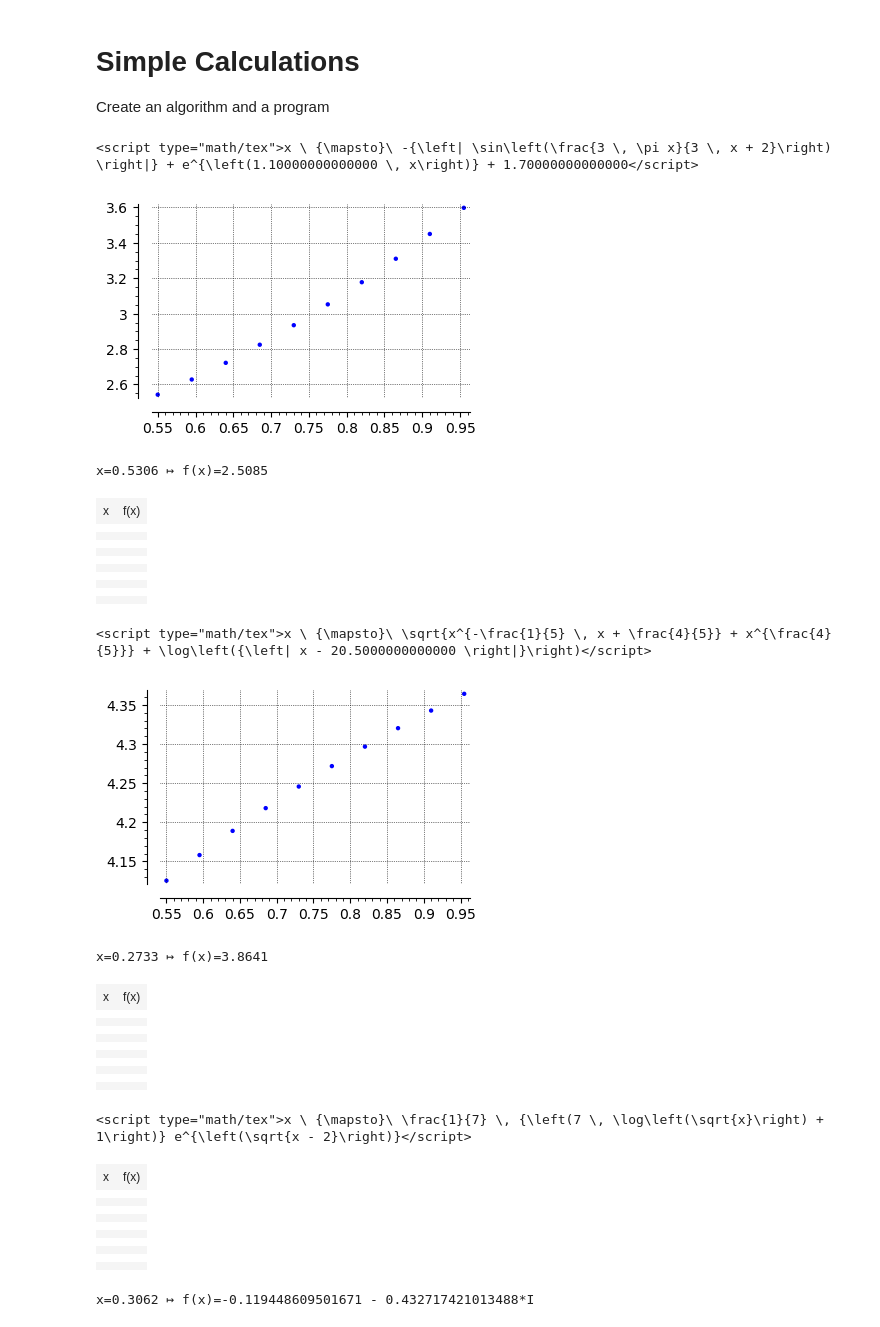
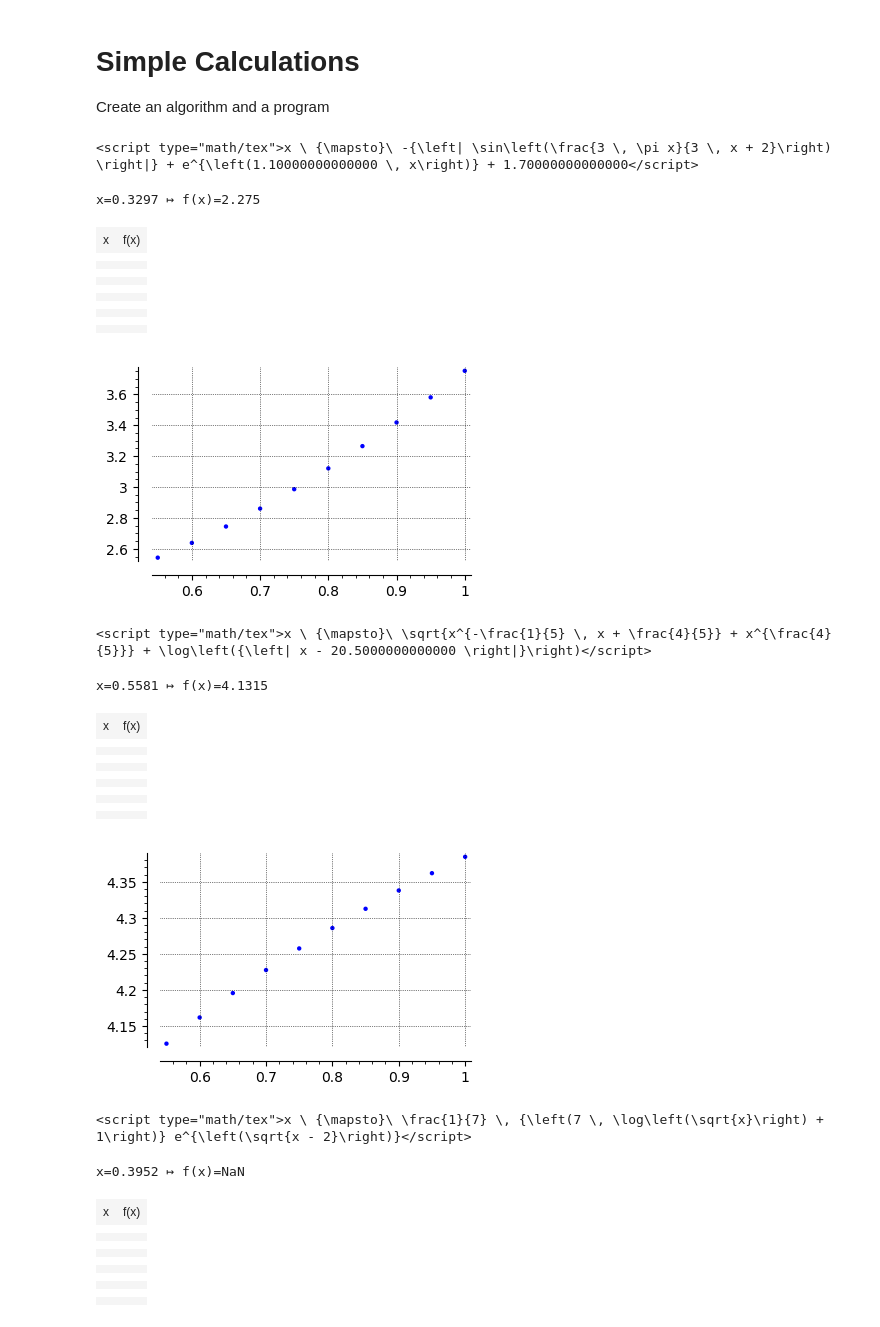
Before and after one commit to OlgaBelitskaya/it_mini_campus, a Jupyter notebook: Task_1_1_Task_1_2.ipynb, the cells around one changed output. Cells and saved outputs as stored; diff of their text form; code cells hidden in the pictures.

```diff
--- a/Task_1_1_Task_1_2.ipynb
+++ b/Task_1_1_Task_1_2.ipynb
@@ -10,40 +10,42 @@ p, a {color:darkblue; font-size:120%; text-shadow:5px 5px 5px #aaa;}
 Create an algorithm and a program
 # %%
 var('x'); A,B,N=.55,1,10; X1,X2=1000,6000
+def F(f,x,a,b):
+    try: return round(f(x),4)
+    except: return NaN
+    if a>=b: return NaN
+def create_table(f,a,b,n):
+    d=(b-a)/(n-1); x0=randint(X1,X2)*.1^4
+    t=[[round(x,4),F(f,x,a,b)] for x in srange(a,b+d,d)]
+    pretty_print(html(latex(f)))
+    pretty_print(html('x=%.4f ↦ f(x)=%s'%(x0,F(f,x0,a,b))))
+    show(table([['x','f(x)']]+t))
+    return t
 def create_plottable(f,a,b,n):
-    t=[[round(x,4),round(f(x),4)] for x in srange(a,b,(b-a)/n)]
-    pretty_print(html(latex(f))); x=randint(X1,X2)/10^4
+    t=create_table(f,a,b,n)
     list_plot(t).show(gridlines=True,figsize=4)
-    pretty_print(html('x='+str(round(x,4))+' ↦ f(x)='+str(round(f(x),4))))
-    show(table([['x','f(x)']]+t))
-def create_table(f,a,b,n):
-    t=[[round(x,4),f(x)] for x in srange(a,b,(b-a)/n)]
-    pretty_print(html(latex(f))); x=randint(X1,X2)/10^4
-    show(table([['x','f(x)']]+t))
-    pretty_print(html('x='+str(round(x,4))+' ↦ f(x)='+str(f(x).n())))
 f1(x)=sqrt(exp(2.2*x))-abs(sin(pi*x/(x+2/3)))+1.7
 f2(x)=sqrt(x^(4/5)+x^((4-x)/5))+log(abs(x-20.5))
 f3(x)=(1/7+log(sqrt(x)))*exp(sqrt((x+0j)-2))
 for f in [f1,f2]: create_plottable(f,A,B,N)
-create_table(f3,A,B,N)
+create_table(f3,A,B,N);
 # %% [output]
 <script type="math/tex">x \ {\mapsto}\ -{\left| \sin\left(\frac{3 \, \pi x}{3 \, x + 2}\right) \right|} + e^{\left(1.10000000000000 \, x\right)} + 1.70000000000000</script>
-[figure, old version]
-x=0.5306 ↦ f(x)=2.5085
+x=0.3297 ↦ f(x)=2.275
 | x | f(x) |
 |  |  |
 |  |  |
 |  |  |
 |  |  |
 |  |  |
 |  |  |
 |  |  |
 |  |  |
 |  |  |
 |  |  |
+[figure, new version]
 <script type="math/tex">x \ {\mapsto}\ \sqrt{x^{-\frac{1}{5} \, x + \frac{4}{5}} + x^{\frac{4}{5}}} + \log\left({\left| x - 20.5000000000000 \right|}\right)</script>
-[figure, old version]
-x=0.2733 ↦ f(x)=3.8641
+x=0.5581 ↦ f(x)=4.1315
 | x | f(x) |
 |  |  |
 |  |  |
@@ -55,7 +57,9 @@ x=0.2733 ↦ f(x)=3.8641
 |  |  |
 |  |  |
 |  |  |
+[figure, new version]
 <script type="math/tex">x \ {\mapsto}\ \frac{1}{7} \, {\left(7 \, \log\left(\sqrt{x}\right) + 1\right)} e^{\left(\sqrt{x - 2}\right)}</script>
+x=0.3952 ↦ f(x)=NaN
 | x | f(x) |
 |  |  |
 |  |  |
@@ -67,7 +71,6 @@ x=0.2733 ↦ f(x)=3.8641
 |  |  |
 |  |  |
 |  |  |
-x=0.3062 ↦ f(x)=-0.119448609501671 - 0.432717421013488*I
 # %%
 f11(x)=log(sqrt(abs(x-2))+1.2)/(2+exp(x))+(2/x)^(1/3)
 f12(x)=sqrt(abs(sin(x)))*(exp(.12*x))^(1/3)/3
```
Also changed, not shown: parts of 3 cells of this notebook.
